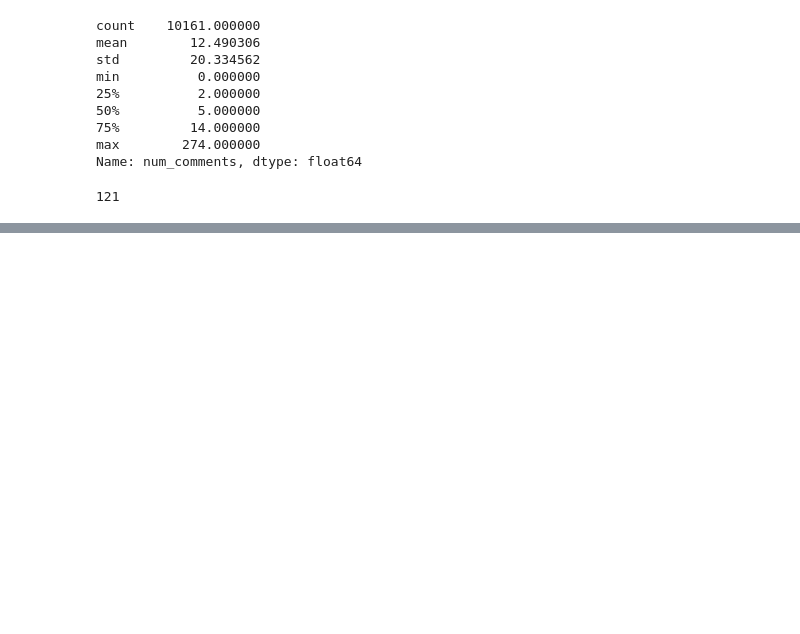
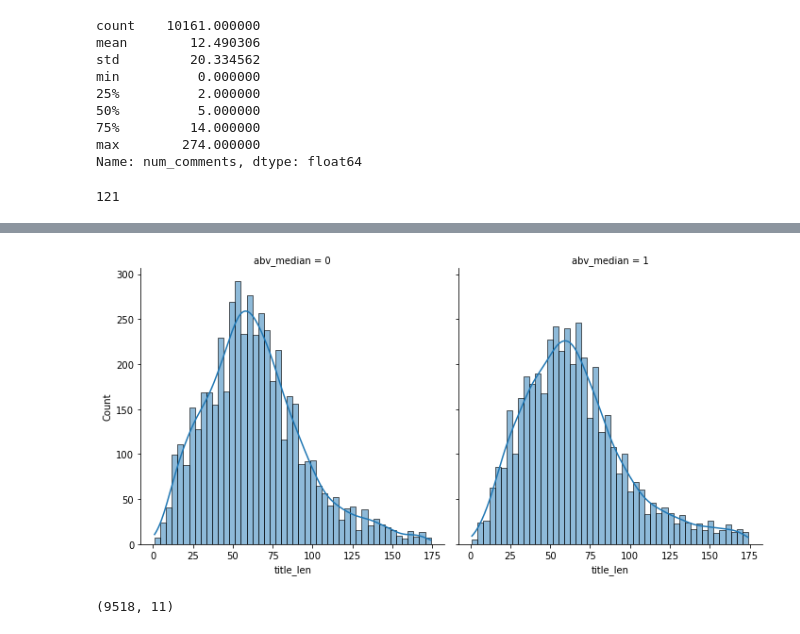
Before and after one commit to lara-es/reddit_nlp_classification, a Jupyter notebook: Modeling.ipynb, the cells around one changed output, grey strips where cells are left out. Drawn from its saved outputs; the diff is of its cells as text; code cells hidden in the pictures; blank space fills up the shorter version.

```diff
--- a/Modeling.ipynb
+++ b/Modeling.ipynb
@@ -52,0 +159,11 @@ Name: num_comments, dtype: float64
+# %%
+# trial for removing highest len comments:
+climate = climate[climate['title_len'] < 200]
+# %%
+sns.displot(data=climate, x="title_len", kde=True, col='abv_median');
+# %% [output]
+[figure, added]
+# %%
+climate.shape
+# %% [output]
+(9518, 11)
```
Also changed, not shown: parts of 35 cells of this notebook.
